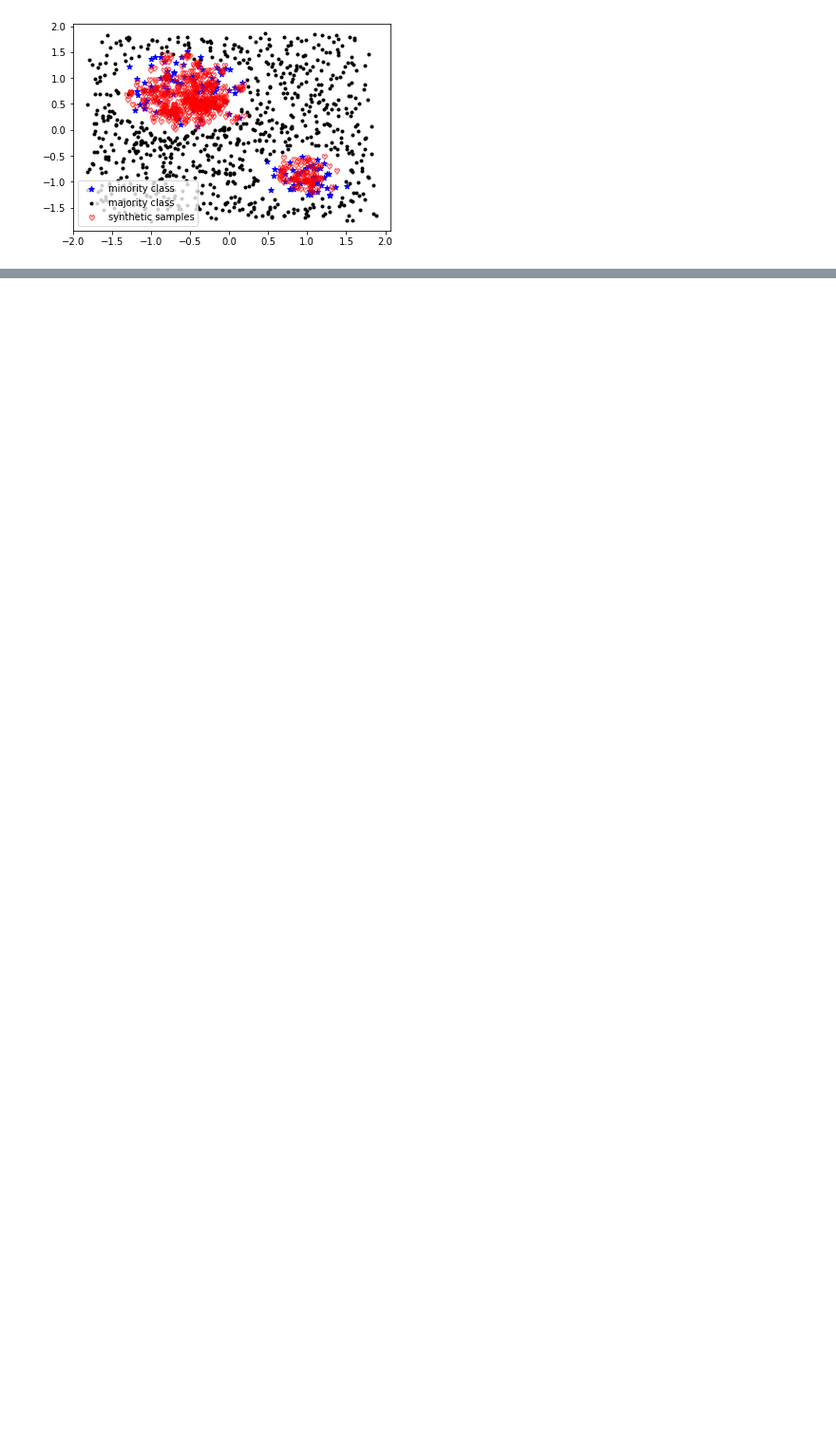
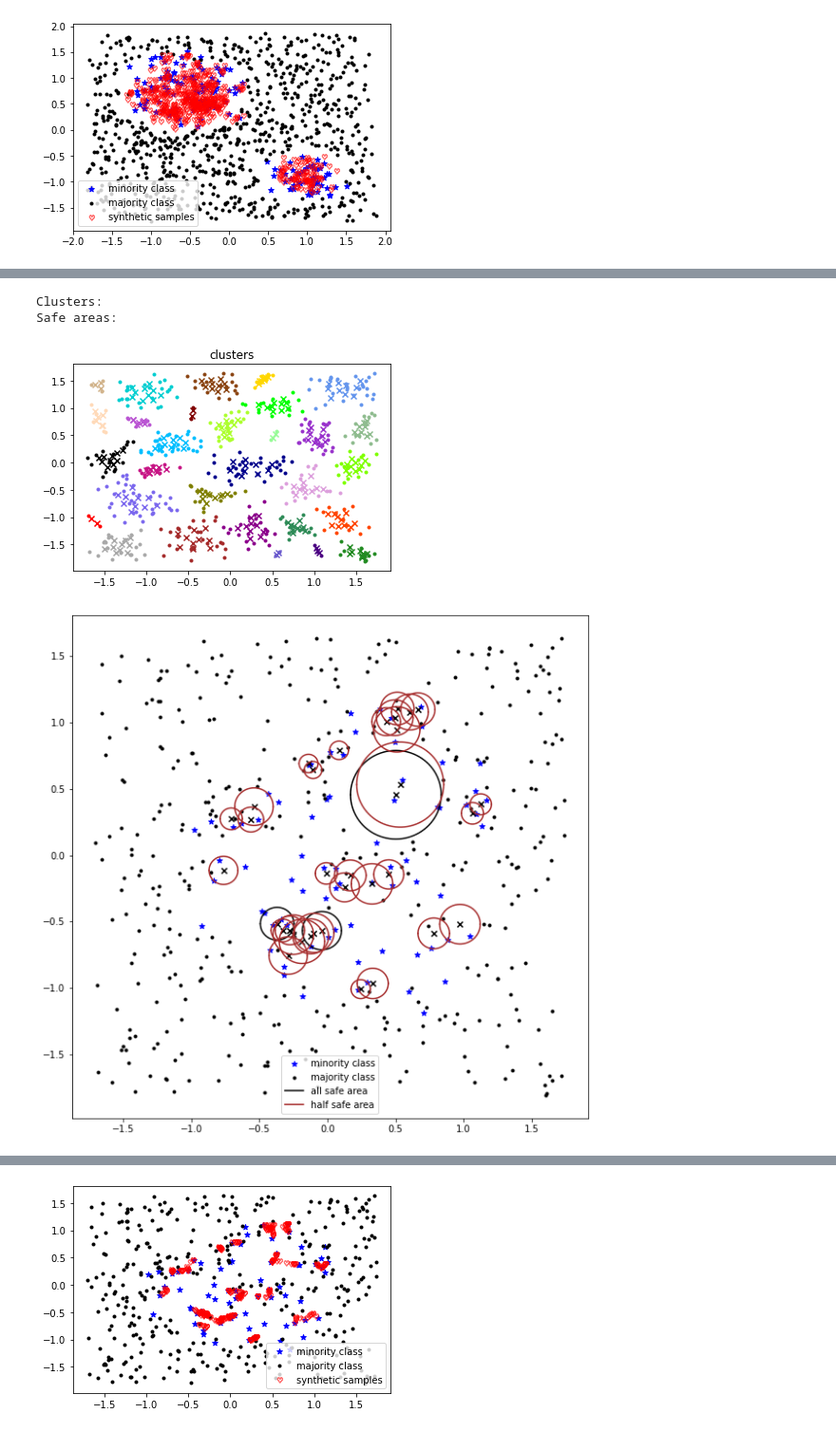
Before and after one commit to ghostqriver/AROSS, a Jupyter notebook: CodeBuiding.ipynb, the cells around one changed output, grey strips where cells are left out. Shown at 95% size. Cells and saved outputs as stored; diff of their text form; code cells hidden in the pictures; blank space fills up the shorter version.

```diff
--- a/CodeBuiding.ipynb
+++ b/CodeBuiding.ipynb
@@ -339,0 +407,7 @@ generate 1 points around half safe area of rep point [-0.54208818  1.44734523]
+# %%
+baseline.show_baseline_cos('Sampledata1',random_state=0,pos_label=None,args=cos_paras)
+# %% [output]
+Clusters:
+Safe areas:
+[figure, added]
+[figure, added]
@@ -339,0 +431 @@ generate 1 points around half safe area of rep point [-0.54208818  1.44734523]
+[figure, added]
```
Also changed, not shown: parts of 19 cells of this notebook, 28 other files.
